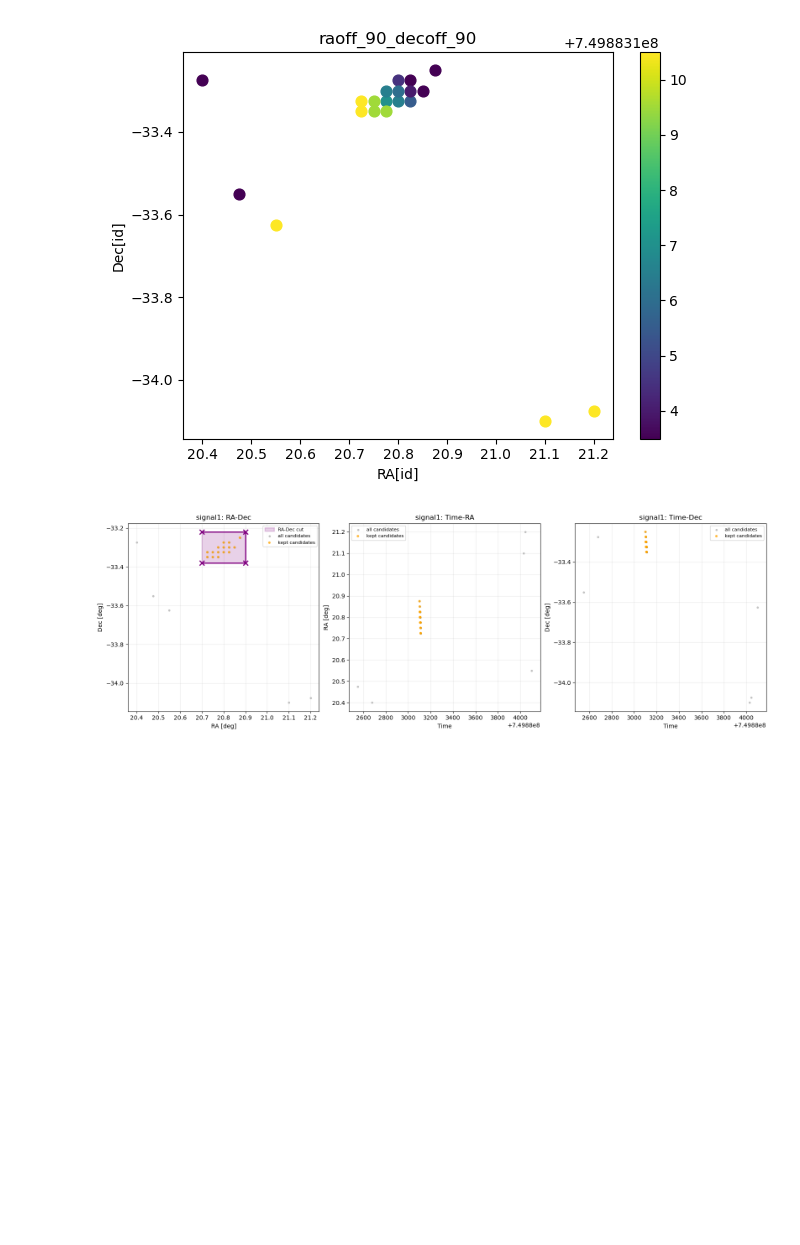
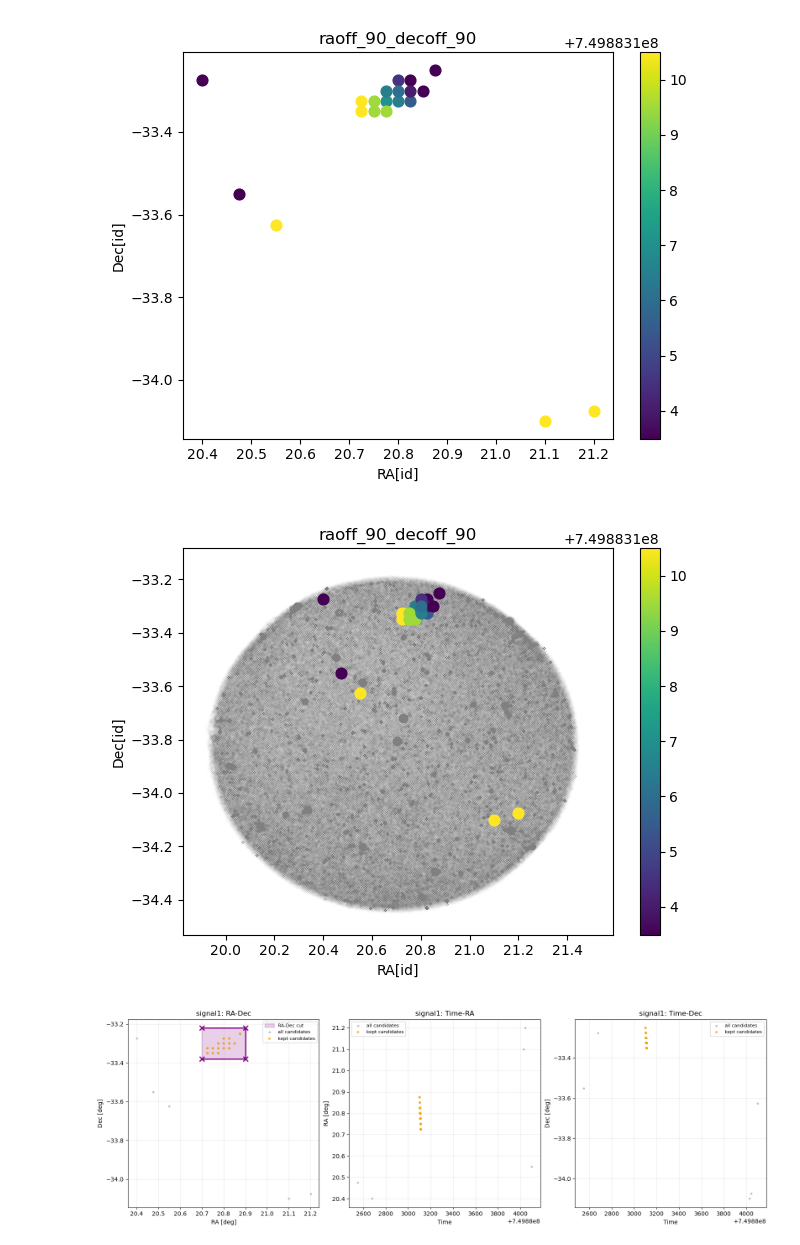
Before and after one commit to mauritzwicker/satFinderGalex, a Jupyter notebook: findSatellite.ipynb, the cells around one changed output. Drawn from its saved outputs; the diff is of its cells as text; code cells hidden in the pictures; blank space fills up the shorter version.

```diff
--- a/findSatellite.ipynb
+++ b/findSatellite.ipynb
@@ -49,8 +49,8 @@ dataName_e15391 = 'e15391-nd-b00.parquet'
 
 dataName = dataName_e02419
 nmNow = 'e02419'
-# dataName = dataName_e15391
-# nmNow = 'e15391'
+dataName = dataName_e15391
+nmNow = 'e15391'
 # %%
 ## Load your data
 df_org = inout.load_data(pthData, dataName)
@@ -132,6 +132,10 @@ min_total_counts: 4525.893068330746
 allData_final = plottingOutput.plotCandidates_A(resultsCandidates, overlap_results)
 # %% [output]
 [figure]
+# %%
+plottingOutput.plotCandidates_B(resultsCandidates, overlap_results, df_flag0)
+# %% [output]
+[figure, added]
 # %%
 df_final = formatData.allData_to_df(allData_final)
 # %%
```
Also changed, not shown: parts of 3 cells of this notebook, 1 other file.
